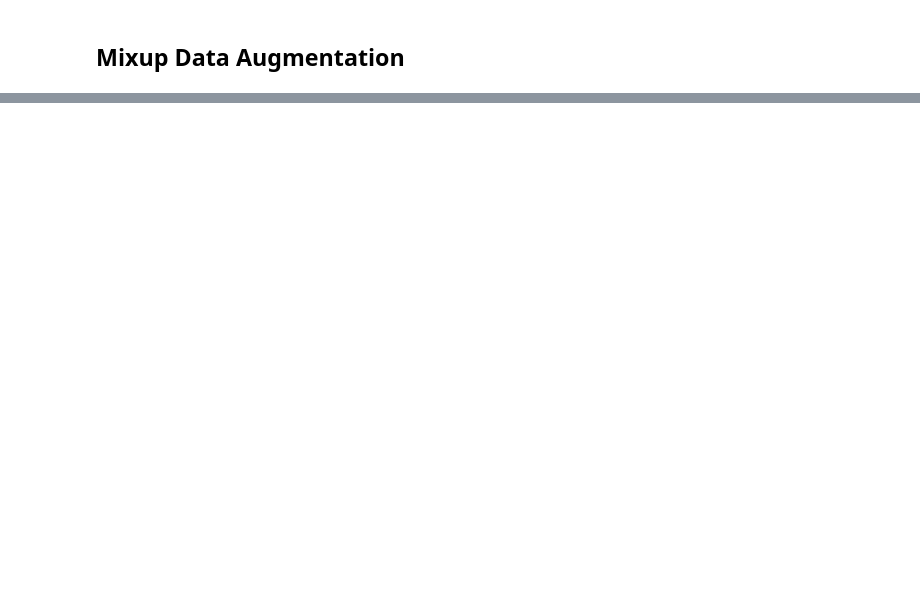
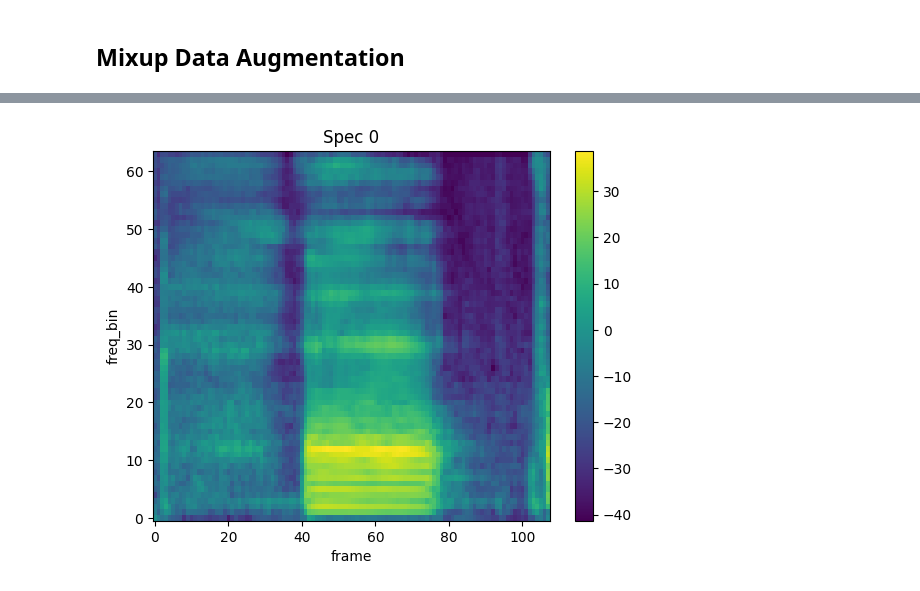
Before and after one commit to rafaelgreca/ser-wavelet, a Jupyter notebook: notebooks/test-augmentation.ipynb, the cells around one changed output, grey strips where cells are left out. Cells and saved outputs as stored; diff of their text form; code cells hidden in the pictures; blank space fills up the shorter version.

```diff
--- a/notebooks/test-augmentation.ipynb
+++ b/notebooks/test-augmentation.ipynb
@@ -597,0 +334,4 @@ plot_spectrogram(mixed_x[0], title="Mixed up X")
+# %%
+plot_spectrogram(x[0].squeeze(), title="Spec 0")
+# %% [output]
+[figure, added]
```
Also changed, not shown: parts of 14 cells of this notebook, 5 other files.
